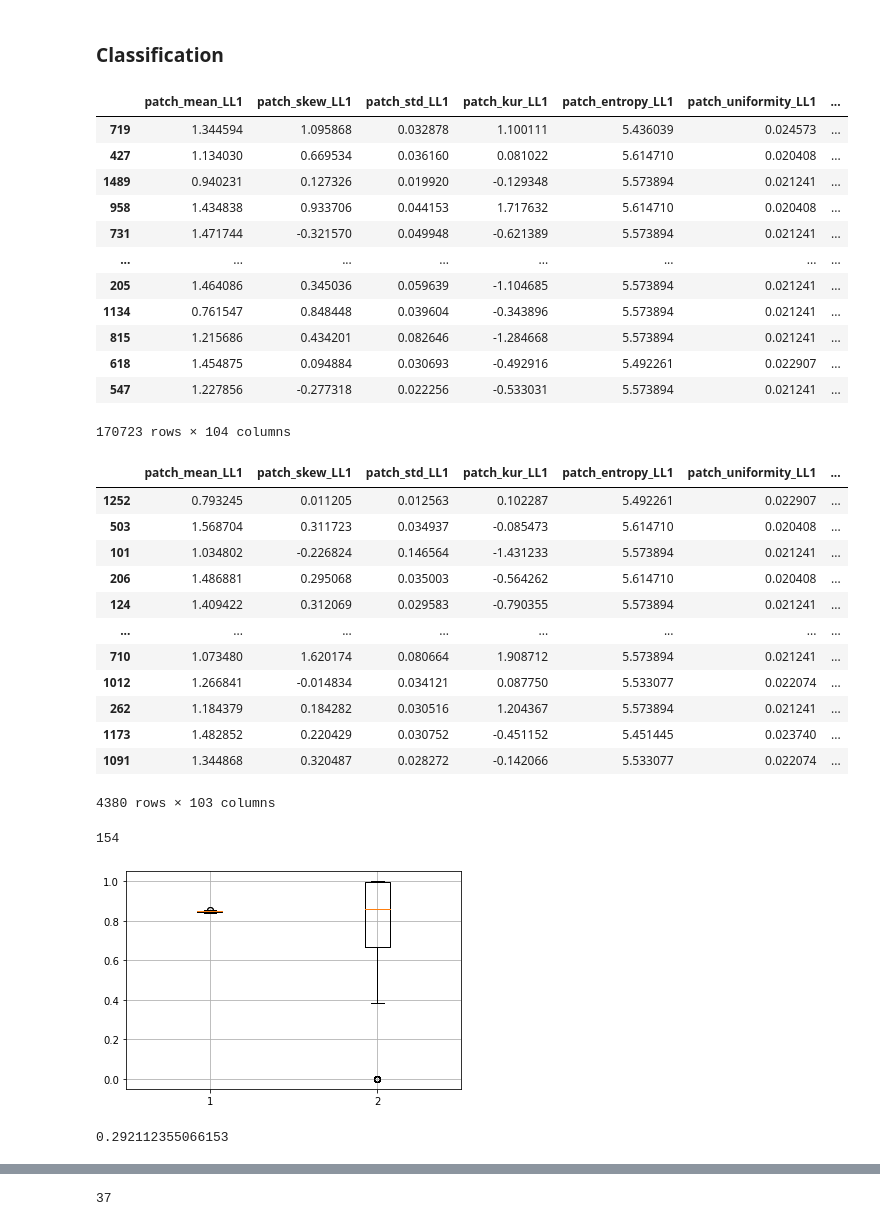
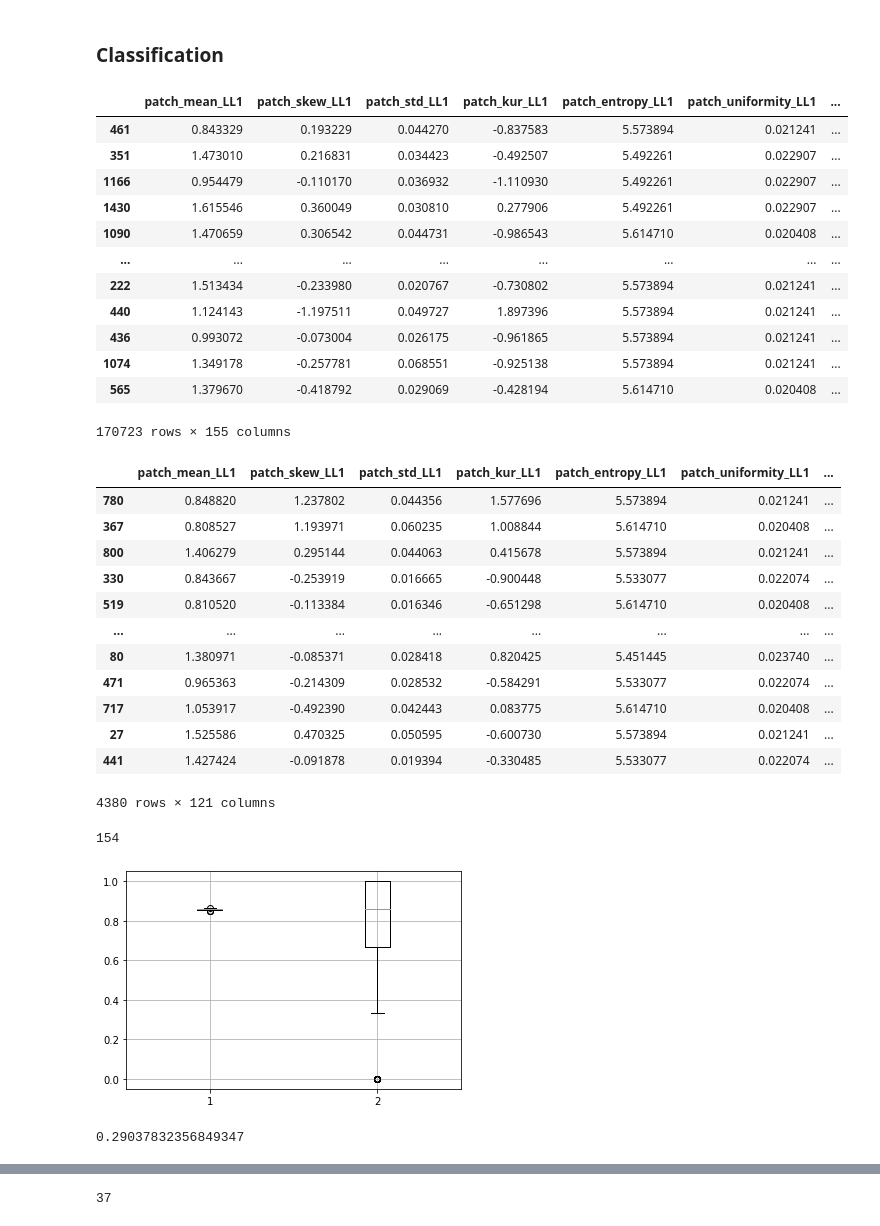
Before and after one commit to joaco18/calc-det, a Jupyter notebook: notebooks/[TEST]Wavelet_GLCM_Features.ipynb, the cells around one changed output, grey strips where cells are left out. Cells and saved outputs as stored; diff of their text form; code cells hidden in the pictures.

```diff
--- a/notebooks/[TEST]Wavelet_GLCM_Features.ipynb
+++ b/notebooks/[TEST]Wavelet_GLCM_Features.ipynb
@@ -241,7 +241,7 @@ from sklearn.preprocessing import MinMaxScaler
 
 from sklearn.ensemble import RandomForestClassifier
 # %%
-with open('wavelet_alltrain_allcand_newf_p14', 'rb') as f:
+with open('../images/wavelet_glcm_alltrain_allcand_newf_p14', 'rb') as f:
     x = pickle.load(f)
 # %%
 data = pd.concat(x).sample(frac=1) # merge and shuffle
@@ -250,15 +250,15 @@ data = pd.concat(x).sample(frac=1) # merge and shuffle
 data
 # %% [output]
 |  | patch_mean_LL1 | patch_skew_LL1 | patch_std_LL1 | patch_kur_LL1 | patch_entropy_LL1 | patch_uniformity_LL1 | ... |
-| 719 | 1.344594 | 1.095868 | 0.032878 | 1.100111 | 5.436039 | 0.024573 | ... |
-| 427 | 1.134030 | 0.669534 | 0.036160 | 0.081022 | 5.614710 | 0.020408 | ... |
-| 1489 | 0.940231 | 0.127326 | 0.019920 | -0.129348 | 5.573894 | 0.021241 | ... |
-| 958 | 1.434838 | 0.933706 | 0.044153 | 1.717632 | 5.614710 | 0.020408 | ... |
-| 731 | 1.471744 | -0.321570 | 0.049948 | -0.621389 | 5.573894 | 0.021241 | ... |
+| 461 | 0.843329 | 0.193229 | 0.044270 | -0.837583 | 5.573894 | 0.021241 | ... |
+| 351 | 1.473010 | 0.216831 | 0.034423 | -0.492507 | 5.492261 | 0.022907 | ... |
+| 1166 | 0.954479 | -0.110170 | 0.036932 | -1.110930 | 5.492261 | 0.022907 | ... |
+| 1430 | 1.615546 | 0.360049 | 0.030810 | 0.277906 | 5.492261 | 0.022907 | ... |
+| 1090 | 1.470659 | 0.306542 | 0.044731 | -0.986543 | 5.614710 | 0.020408 | ... |
 | ... | ... | ... | ... | ... | ... | ... | ... |
-| 205 | 1.464086 | 0.345036 | 0.059639 | -1.104685 | 5.573894 | 0.021241 | ... |
-| 1134 | 0.761547 | 0.848448 | 0.039604 | -0.343896 | 5.573894 | 0.021241 | ... |
-| 815 | 1.215686 | 0.434201 | 0.082646 | -1.284668 | 5.573894 | 0.021241 | ... |
-| 618 | 1.454875 | 0.094884 | 0.030693 | -0.492916 | 5.492261 | 0.022907 | ... |
-| 547 | 1.227856 | -0.277318 | 0.022256 | -0.533031 | 5.573894 | 0.021241 | ... |
+| 222 | 1.513434 | -0.233980 | 0.020767 | -0.730802 | 5.573894 | 0.021241 | ... |
+| 440 | 1.124143 | -1.197511 | 0.049727 | 1.897396 | 5.573894 | 0.021241 | ... |
+| 436 | 0.993072 | -0.073004 | 0.026175 | -0.961865 | 5.573894 | 0.021241 | ... |
+| 1074 | 1.349178 | -0.257781 | 0.068551 | -0.925138 | 5.573894 | 0.021241 | ... |
+| 565 | 1.379670 | -0.418792 | 0.029069 | -0.428194 | 5.614710 | 0.020408 | ... |
-170723 rows × 104 columns
+170723 rows × 155 columns
@@ -267,24 +268,25 @@ data_backed_up = data.copy()
 # %%
 pos_data = data_backed_up[data_backed_up.patch_mask_intersection > 0]
 neg_data = data_backed_up[data_backed_up.patch_mask_intersection == 0].sample(len(pos_data)*2)
 data = pd.concat([pos_data,neg_data]).sample(frac=1)
 data_test = data
 data = data.drop(columns=['coordinates'])
+data = pd.concat([data.iloc[:,0:119],data.iloc[:,-2:155]],axis=1) #data.iloc[:,0:119]#data.iloc[:,-35:152]
 data
 # %% [output]
 |  | patch_mean_LL1 | patch_skew_LL1 | patch_std_LL1 | patch_kur_LL1 | patch_entropy_LL1 | patch_uniformity_LL1 | ... |
-| 1252 | 0.793245 | 0.011205 | 0.012563 | 0.102287 | 5.492261 | 0.022907 | ... |
-| 503 | 1.568704 | 0.311723 | 0.034937 | -0.085473 | 5.614710 | 0.020408 | ... |
-| 101 | 1.034802 | -0.226824 | 0.146564 | -1.431233 | 5.573894 | 0.021241 | ... |
-| 206 | 1.486881 | 0.295068 | 0.035003 | -0.564262 | 5.614710 | 0.020408 | ... |
-| 124 | 1.409422 | 0.312069 | 0.029583 | -0.790355 | 5.573894 | 0.021241 | ... |
+| 780 | 0.848820 | 1.237802 | 0.044356 | 1.577696 | 5.573894 | 0.021241 | ... |
+| 367 | 0.808527 | 1.193971 | 0.060235 | 1.008844 | 5.614710 | 0.020408 | ... |
+| 800 | 1.406279 | 0.295144 | 0.044063 | 0.415678 | 5.573894 | 0.021241 | ... |
+| 330 | 0.843667 | -0.253919 | 0.016665 | -0.900448 | 5.533077 | 0.022074 | ... |
+| 519 | 0.810520 | -0.113384 | 0.016346 | -0.651298 | 5.614710 | 0.020408 | ... |
 | ... | ... | ... | ... | ... | ... | ... | ... |
-| 710 | 1.073480 | 1.620174 | 0.080664 | 1.908712 | 5.573894 | 0.021241 | ... |
-| 1012 | 1.266841 | -0.014834 | 0.034121 | 0.087750 | 5.533077 | 0.022074 | ... |
-| 262 | 1.184379 | 0.184282 | 0.030516 | 1.204367 | 5.573894 | 0.021241 | ... |
-| 1173 | 1.482852 | 0.220429 | 0.030752 | -0.451152 | 5.451445 | 0.023740 | ... |
-| 1091 | 1.344868 | 0.320487 | 0.028272 | -0.142066 | 5.533077 | 0.022074 | ... |
+| 80 | 1.380971 | -0.085371 | 0.028418 | 0.820425 | 5.451445 | 0.023740 | ... |
+| 471 | 0.965363 | -0.214309 | 0.028532 | -0.584291 | 5.533077 | 0.022074 | ... |
+| 717 | 1.053917 | -0.492390 | 0.042443 | 0.083775 | 5.614710 | 0.020408 | ... |
+| 27 | 1.525586 | 0.470325 | 0.050595 | -0.600730 | 5.573894 | 0.021241 | ... |
+| 441 | 1.427424 | -0.091878 | 0.019394 | -0.330485 | 5.533077 | 0.022074 | ... |
-4380 rows × 103 columns
+4380 rows × 121 columns
 # %%
 len(data.img_id.unique())
 # %% [output]
@@ -336,11 +338,11 @@ plt.boxplot(np.array(f1_metrics))
 plt.grid('on')
 plt.show()
 # %% [output]
-[figure, old version]
+[figure, new version]
 # %%
 np.array(f1_metrics)[:,1].std()
 # %% [output]
-0.292112355066153
+0.29037832356849347
 # %%
 plt.figure()
 plt.hist(np.array(f1_metrics)[:,1],bins=100)
```
Also changed, not shown: parts of 15 cells of this notebook, 2 other files.
